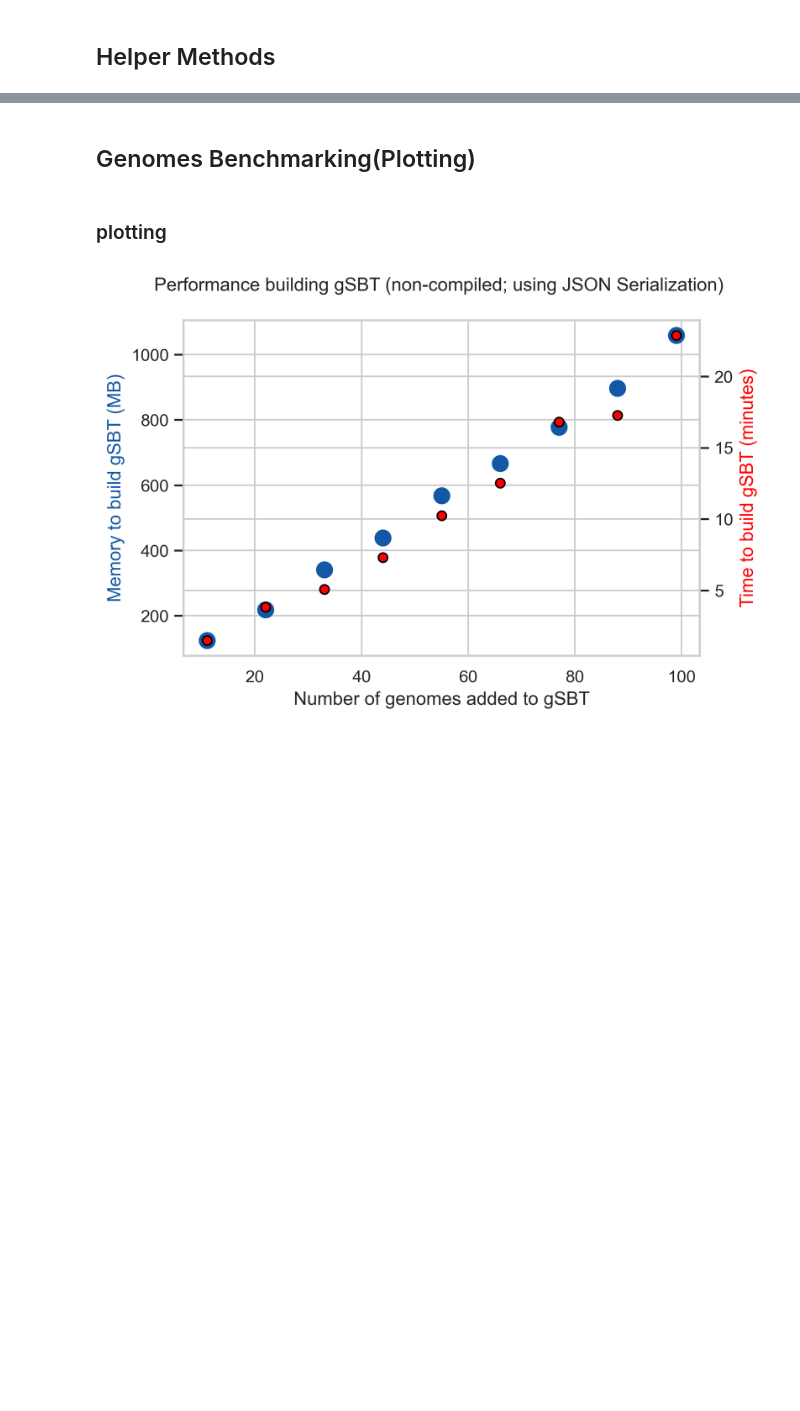
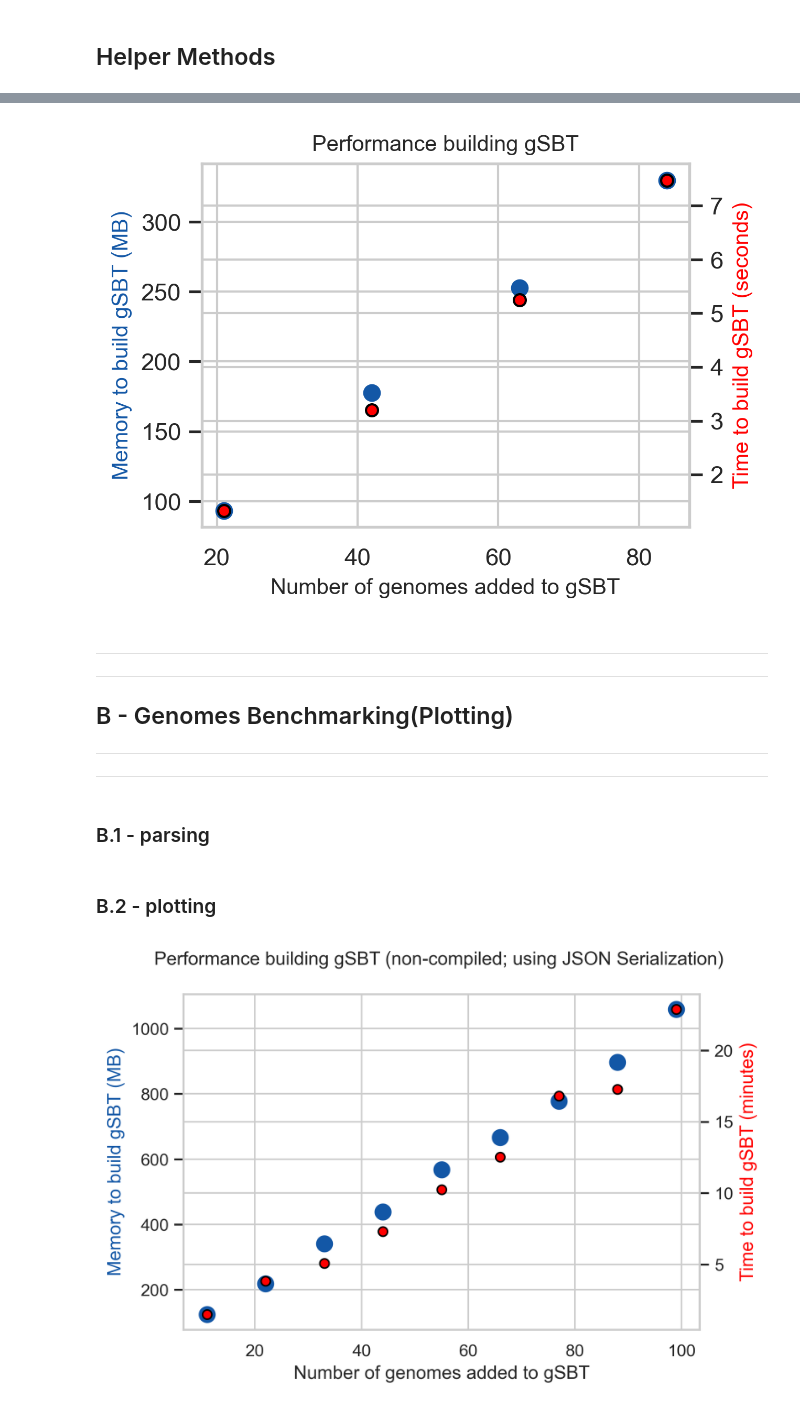
Before and after one commit to Dreycey/PhageFilter, a Jupyter notebook: benchmarking/scripts/bench_plotting.ipynb, the cells around one changed output, grey strips where cells are left out. Cells and saved outputs as stored; diff of their text form; code cells hidden in the pictures; blank space fills up the shorter version.

```diff
--- a/benchmarking/scripts/bench_plotting.ipynb
+++ b/benchmarking/scripts/bench_plotting.ipynb
@@ -18,5 +71,30 @@ def csv2dataframe(csv_file):
+# %%
+df_groupbyreads =  df.groupby(["genome count"], as_index=False).mean()
+
+
+fig, ax1 = plt.subplots(figsize=(4, 3))
+ax2 = ax1.twinx()
+
+# add data
+ax1.scatter(df_groupbyreads["genome count"], df_groupbyreads["Build Memory (MB)"], s=50, color='#1357a6', label="memory")
+ax2.scatter(df_groupbyreads["genome count"], df_groupbyreads["Build Time (seconds)"], s=30, color='red', edgecolor="black", label="time")
+
+# configure axis labels
+plt.title('Performance building gSBT', size=10)
+ax1.set_xlabel('Number of genomes added to gSBT', size=10)
+ax1.set_ylabel('Memory to build gSBT (MB)', size=10, color='#1357a6')
+ax2.set_ylabel('Time to build gSBT (seconds)', size=10, color='red')
+plt.show()
+# %% [output]
+[figure, added]
 # %% [markdown]
-## Genomes Benchmarking(Plotting)
+---
+---
+## B - Genomes Benchmarking(Plotting)
+---
+---
+# %% [markdown]
+### B.1 - parsing
 # %%
 genomes_csv = "results/res_genomes_wJSON.csv"
 # %%
@@ -26,6 +104,6 @@ df["Memory (GB)"] = df[" memory (bytes)"] / (10)**6
 df["Time (minutes)"] = df[" time (ns)"] / (10**9 * 60)
 # %% [markdown]
-### plotting
+### B.2 - plotting
 # %%
 fig, ax1 = plt.subplots()
 ax2 = ax1.twinx()
```
Also changed, not shown: parts of 16 cells of this notebook.
